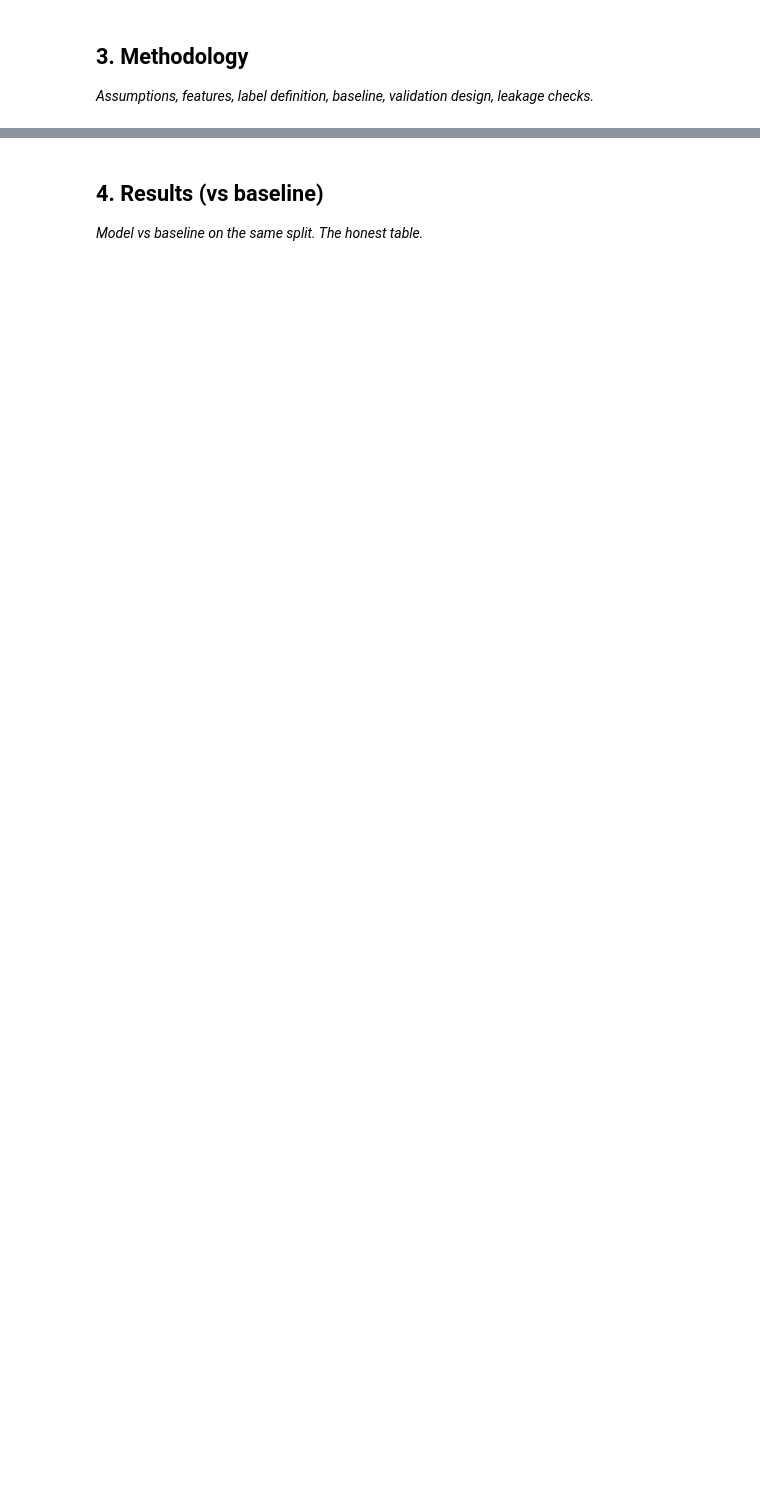
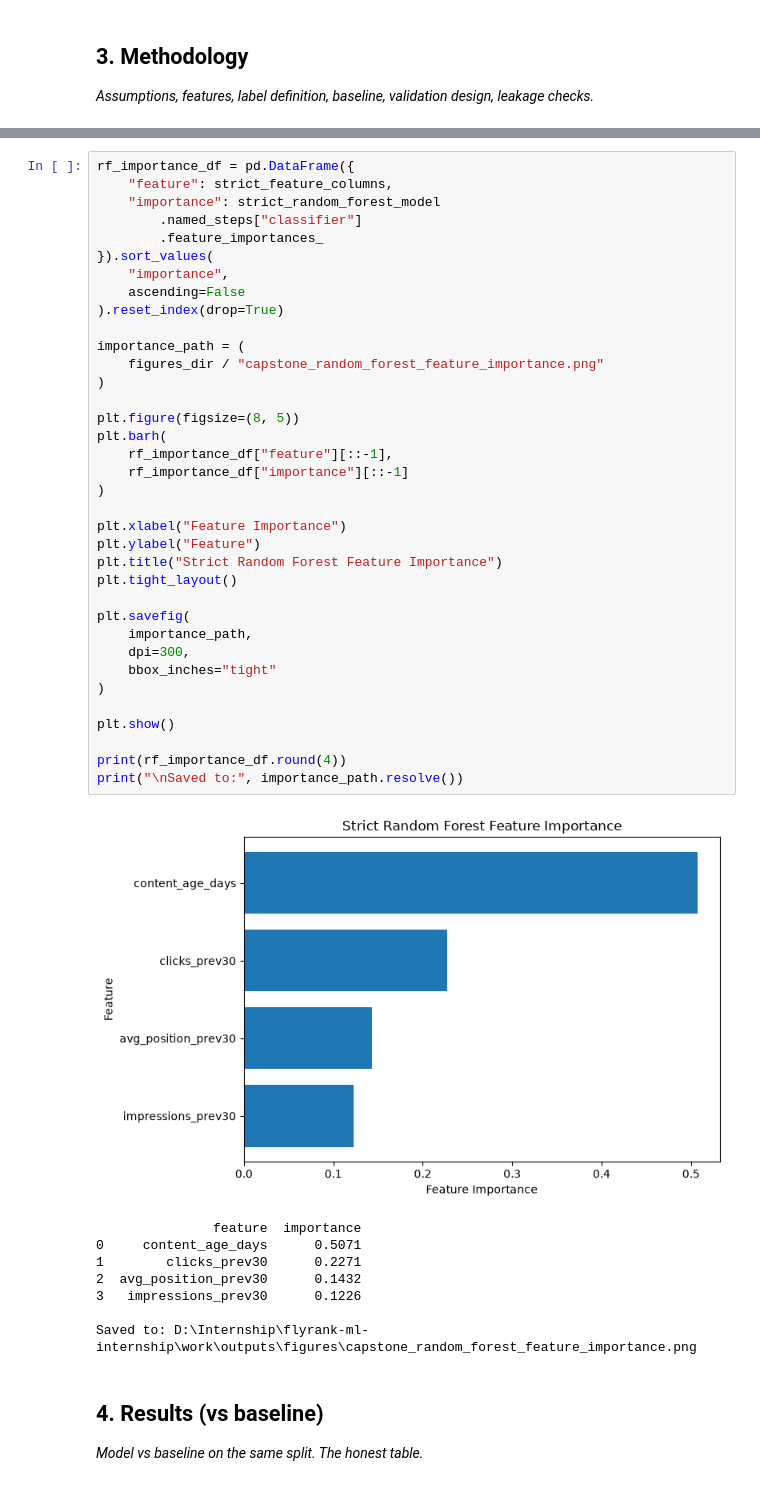
Before and after one commit to imnxr/flyrank-ml-internship, a Jupyter notebook: work/notebooks/capstone.ipynb, the cells around one changed output, grey strips where cells are left out. Saved outputs shown, nothing was run; the diff lists cells and outputs as text; blank space fills up the shorter version.

```diff
--- a/work/notebooks/capstone.ipynb
+++ b/work/notebooks/capstone.ipynb
@@ -21,3 +1414,48 @@ This skeleton is yours to fill. Work the sections **in order** — each one has
+# %%
+rf_importance_df = pd.DataFrame({
+    "feature": strict_feature_columns,
+    "importance": strict_random_forest_model
+        .named_steps["classifier"]
+        .feature_importances_
+}).sort_values(
+    "importance",
+    ascending=False
+).reset_index(drop=True)
+
+importance_path = (
+    figures_dir / "capstone_random_forest_feature_importance.png"
+)
+
+plt.figure(figsize=(8, 5))
+plt.barh(
+    rf_importance_df["feature"][::-1],
+    rf_importance_df["importance"][::-1]
+)
+
+plt.xlabel("Feature Importance")
+plt.ylabel("Feature")
+plt.title("Strict Random Forest Feature Importance")
+plt.tight_layout()
+
+plt.savefig(
+    importance_path,
+    dpi=300,
+    bbox_inches="tight"
+)
+
+plt.show()
+
+print(rf_importance_df.round(4))
+print("\nSaved to:", importance_path.resolve())
+# %% [output]
+[figure, added]
+               feature  importance
+0     content_age_days      0.5071
+1        clicks_prev30      0.2271
+2  avg_position_prev30      0.1432
+3   impressions_prev30      0.1226
+
+Saved to: D:\Internship\flyrank-ml-internship\work\outputs\figures\capstone_random_forest_feature_importance.png
 # %% [markdown]
 ## 4. Results (vs baseline)
 
```
Also changed, not shown: parts of 52 cells of this notebook, 6 other files.
